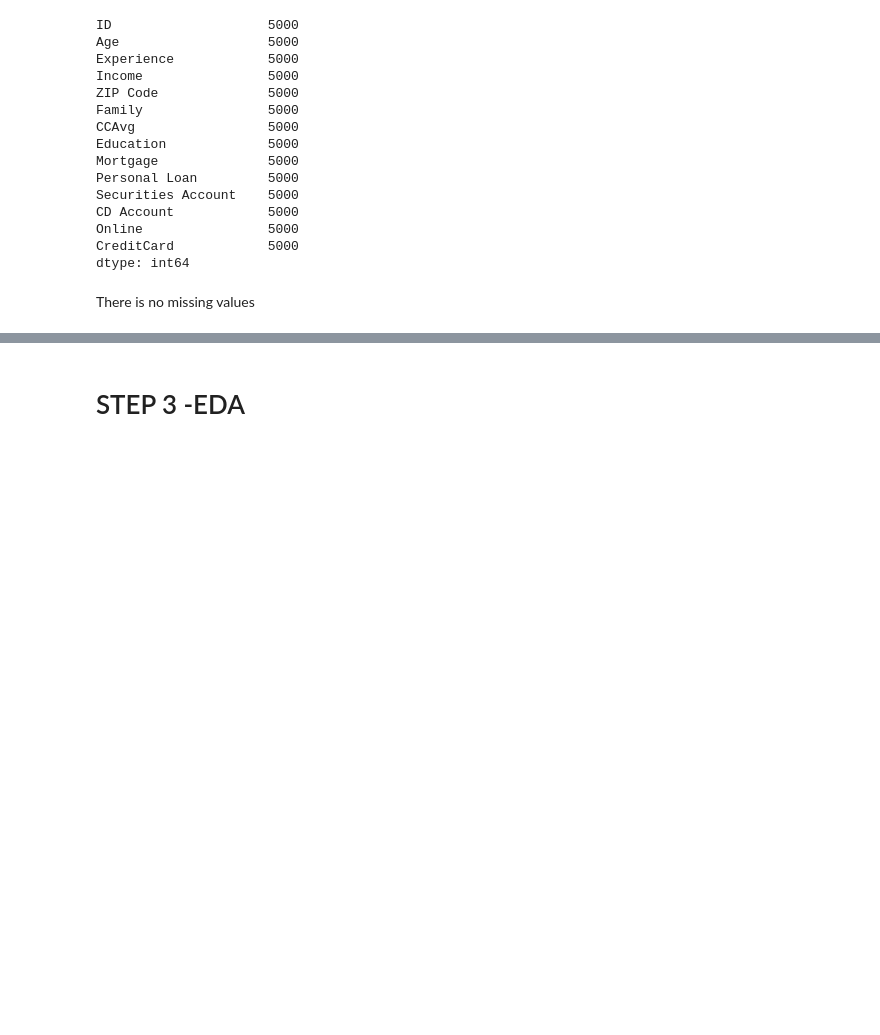
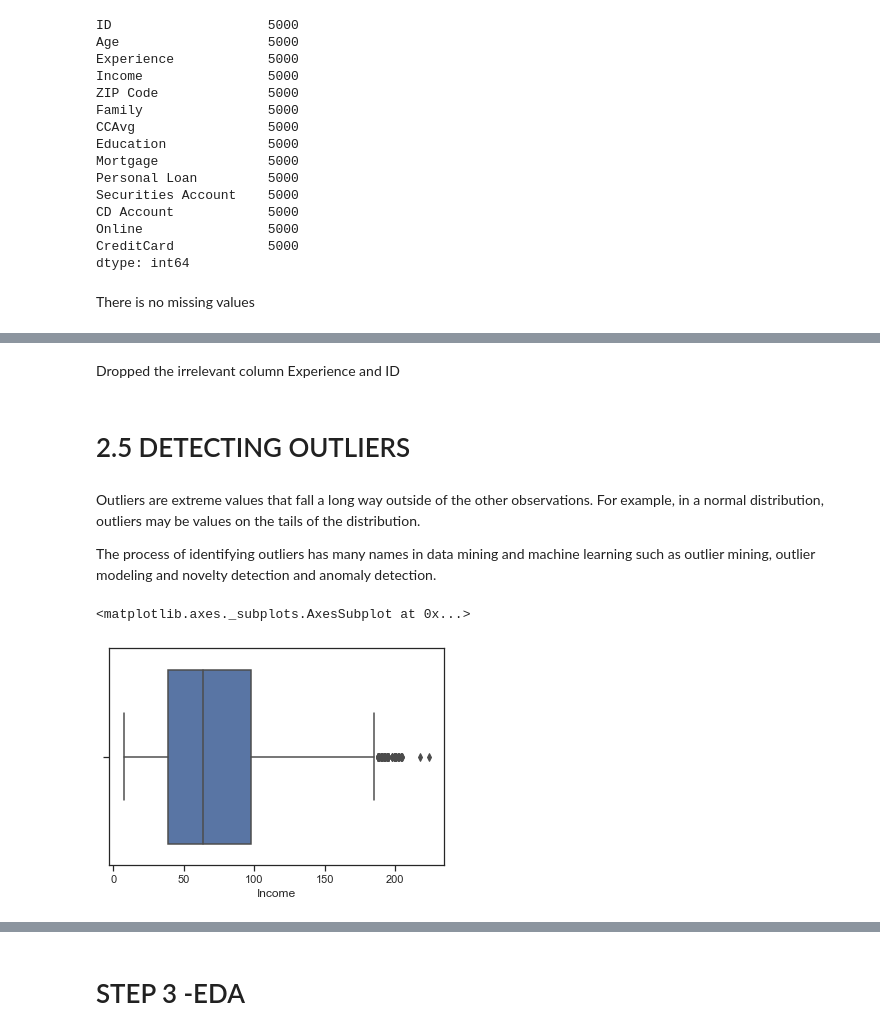
Before and after one commit to anuragkumar219/banking_loan_modelling, a Jupyter notebook: bank_loan_modelling.ipynb, the cells around one changed output, grey strips where cells are left out. Drawn from its saved outputs; the diff is of its cells as text; code cells hidden in the pictures; blank space fills up the shorter version.

```diff
--- a/bank_loan_modelling.ipynb
+++ b/bank_loan_modelling.ipynb
@@ -200,0 +308,13 @@ There is no missing values
+# %% [markdown]
+Dropped the irrelevant column Experience and ID
+# %% [markdown]
+# 2.5 DETECTING OUTLIERS
+# %% [markdown]
+Outliers are extreme values that fall a long way outside of the other observations. For example, in a normal distribution, outliers may be values on the tails of the distribution.
+
+The process of identifying outliers has many names in data mining and machine learning such as outlier mining, outlier modeling and novelty detection and anomaly detection.
+# %%
+sns.boxplot(x=df['Income'])
+# %% [output]
+<matplotlib.axes._subplots.AxesSubplot at 0x...>
+[figure, added]
```
Also changed, not shown: parts of 40 cells of this notebook.
